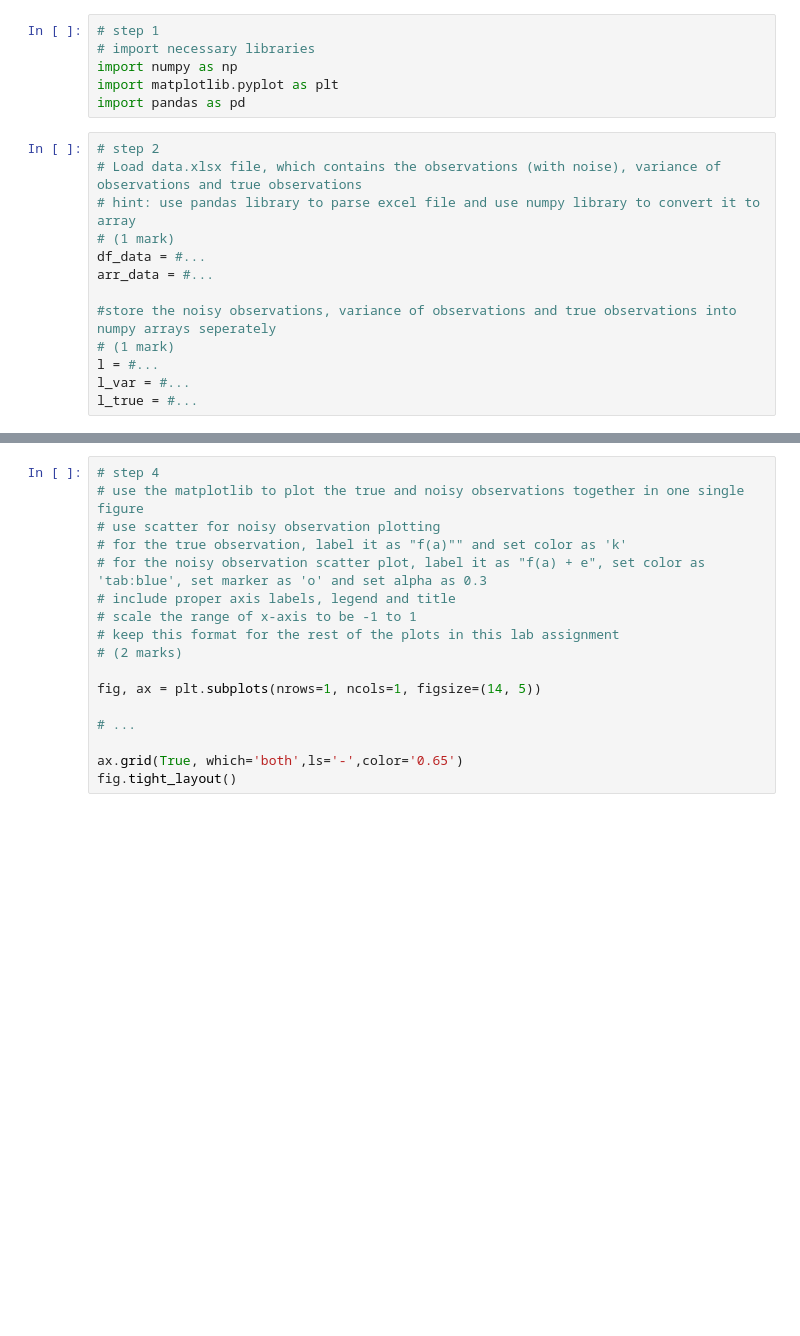
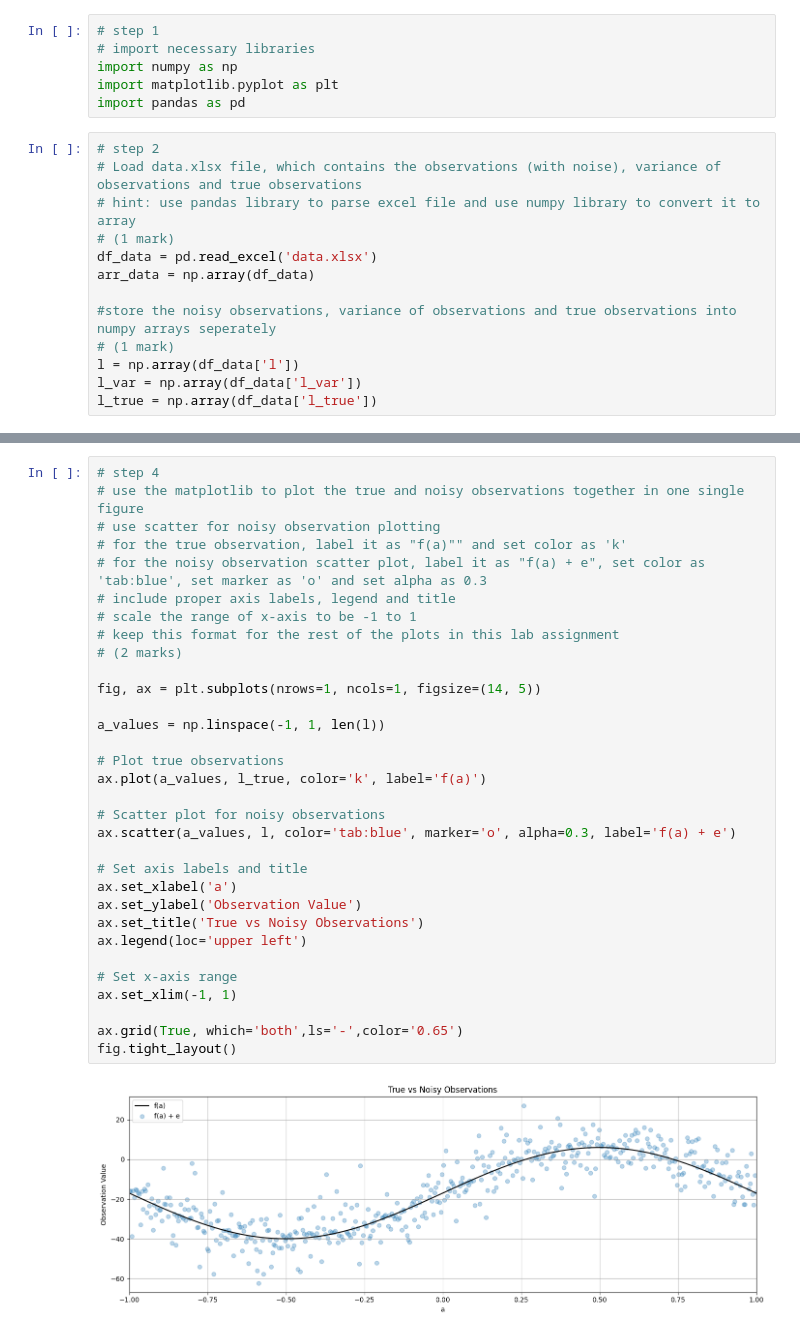
Before and after one commit to HemenSamadi/ENGG680_2025_Fall, a Jupyter notebook: Lab_Assignment1/StudentGradeManagementSystem.ipynb, the cells around one changed output, grey strips where cells are left out. Saved outputs shown, nothing was run; the diff lists cells and outputs as text; blank space fills up the shorter version.

```diff
--- a/Lab_Assignment1/StudentGradeManagementSystem.ipynb
+++ b/Lab_Assignment1/StudentGradeManagementSystem.ipynb
@@ -752,14 +752,14 @@ import pandas as pd
 # Load data.xlsx file, which contains the observations (with noise), variance of observations and true observations
 # hint: use pandas library to parse excel file and use numpy library to convert it to array
 # (1 mark)
-df_data = #...
-arr_data = #...
+df_data = pd.read_excel('data.xlsx')
+arr_data = np.array(df_data)
 
 #store the noisy observations, variance of observations and true observations into numpy arrays seperately
 # (1 mark)
-l = #...
-l_var = #...
-l_true = #...
+l = np.array(df_data['l'])
+l_var = np.array(df_data['l_var'])
+l_true = np.array(df_data['l_true'])
 # %%
 # step 3
 # define the number of observation n
@@ -778,20 +778,37 @@ a = np.linspace(start, end, n)
 # %%
 # step 4
 # use the matplotlib to plot the true and noisy observations together in one single figure
 # use scatter for noisy observation plotting
 # for the true observation, label it as "f(a)"" and set color as 'k'
 # for the noisy observation scatter plot, label it as "f(a) + e", set color as 'tab:blue', set marker as 'o' and set alpha as 0.3
 # include proper axis labels, legend and title
 # scale the range of x-axis to be -1 to 1
 # keep this format for the rest of the plots in this lab assignment
 # (2 marks)
 
 fig, ax = plt.subplots(nrows=1, ncols=1, figsize=(14, 5))
 
-# ...
+a_values = np.linspace(-1, 1, len(l))
+
+# Plot true observations
+ax.plot(a_values, l_true, color='k', label='f(a)')
+
+# Scatter plot for noisy observations
+ax.scatter(a_values, l, color='tab:blue', marker='o', alpha=0.3, label='f(a) + e')
+
+# Set axis labels and title
+ax.set_xlabel('a')
+ax.set_ylabel('Observation Value')
+ax.set_title('True vs Noisy Observations')
+ax.legend(loc='upper left')
+
+# Set x-axis range
+ax.set_xlim(-1, 1)
 
 ax.grid(True, which='both',ls='-',color='0.65')
 fig.tight_layout()
+# %% [output]
+[figure, added]
 # %%
 # step 5
 # define a curve fitting function named fit_polynomial_curve
```
Also changed, not shown: parts of 11 cells of this notebook.
